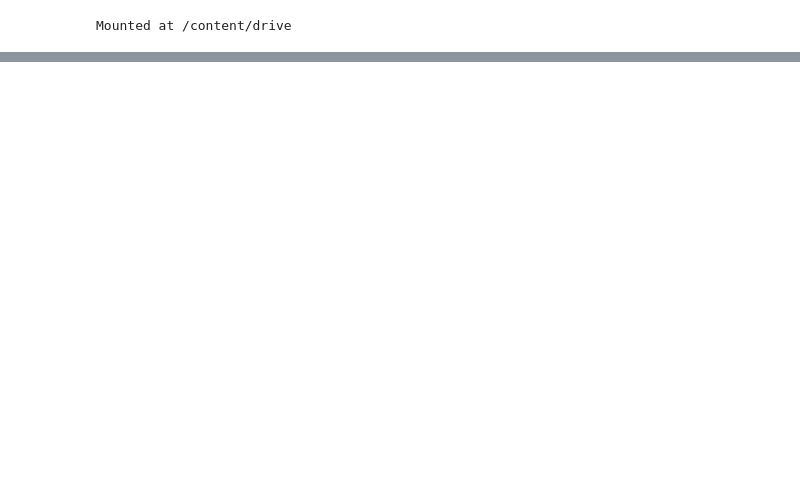
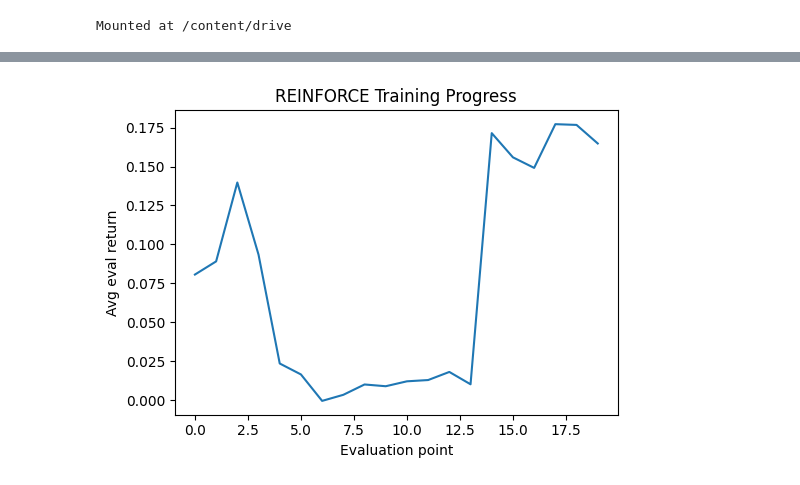
Before and after one commit to rahulb99/rl4trading, a Jupyter notebook: notebooks/RL4Trading.ipynb, the cells around one changed output, grey strips where cells are left out. Cells and saved outputs as stored; diff of their text form; code cells hidden in the pictures; blank space fills up the shorter version.

```diff
--- a/notebooks/RL4Trading.ipynb
+++ b/notebooks/RL4Trading.ipynb
@@ -422,0 +854,4 @@ Indicators shape: (249, 7, 4)
+# %%
+n_episodes = 1000
+for ep in range(n_episodes):
+    agent.train_episode()
@@ -422,0 +1402,39 @@ Indicators shape: (249, 7, 4)
+# %%
+import numpy as np
+import matplotlib.pyplot as plt
+from types import SimpleNamespace
+import torch
+
+# Global device
+device = torch.device("cuda" if torch.cuda.is_available() else "cpu")
+
+env = SingleStockTradingEnv(train_prices, train_inds, max_k=200, initial_cash=1e5)
+eval_env = SingleStockTradingEnv(test_prices, test_inds, max_k=200, initial_cash=1e5)
+
+# Hyperparameters
+options = SimpleNamespace(
+    layers=[128, 128],      # Network sizes
+    alpha=1e-3,             # Learning rate
+    gamma=0.99,             # Discount factor
+    steps=200,              # Max steps per episode
+    replay_memory_size=50_000,  # Not used in REINFORCE
+    batch_size=64,          # Not used
+)
+
+agent = Reinforce(env, eval_env, options)
+
+# Training loop
+n_episodes = 1000
+train_returns = []
+
+for ep in range(n_episodes):
+    agent.train_episode()
+
+    # Evaluate every 50 episodes
+    if ep % 50 == 0:
+        equity, step_rets = evaluate_policy(agent, eval_env, n_episodes=3)
+        avg_return = np.mean([e[-1]/e[0]-1 for e in equity if len(e)>0])
+        train_returns.append(avg_return)
+        print(f"Ep {ep}: Avg eval return = {avg_return:.1%}")
+
+print("Training complete!")
@@ -422,0 +1459,4 @@ Indicators shape: (249, 7, 4)
+# %%
+plot_training(train_returns)
+# %% [output]
+[figure, added]
```
Also changed, not shown: parts of 97 cells of this notebook.
